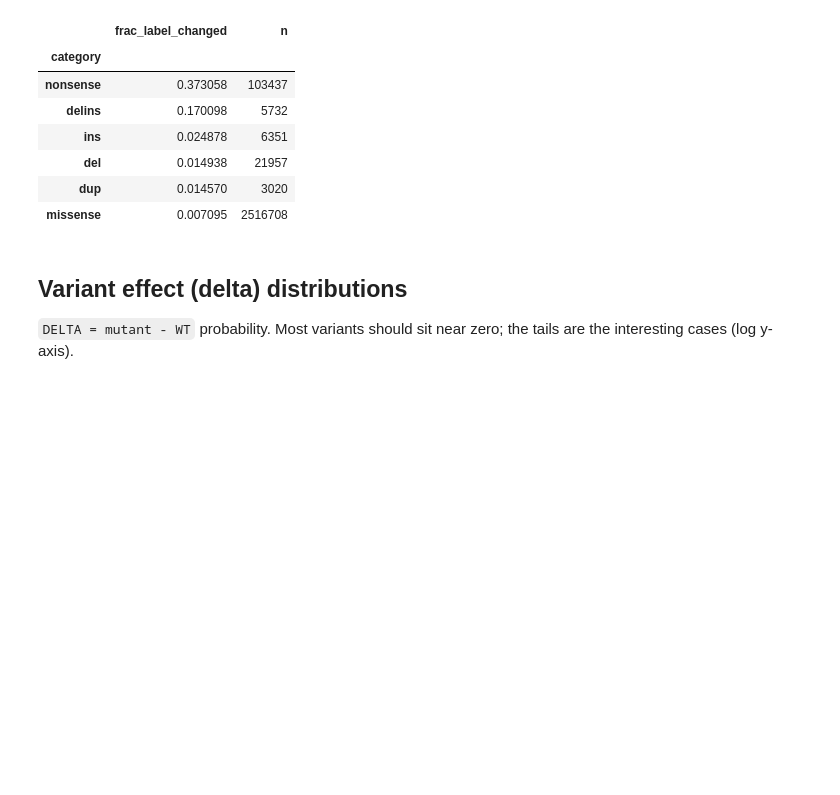
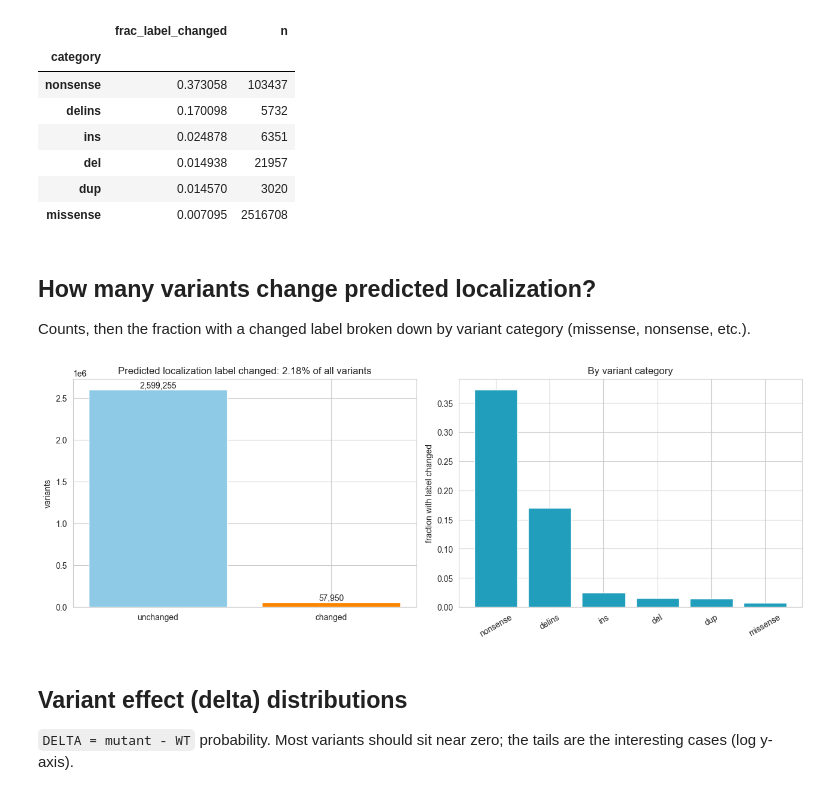
Before and after one commit to ddcohn/RBP_Isoforms_Variants, a Jupyter notebook: notebooks/deeploc_clinvar_exploration.ipynb, the cells around one changed output. Saved outputs shown, nothing was run; the diff lists cells and outputs as text; code cells hidden in the pictures; blank space fills up the shorter version.

Commit message:
Add localization-change count plot to DeepLoc notebooks
Co-Authored-By: Claude Sonnet 5 <noreply@anthropic.com>

```diff
--- a/notebooks/deeploc_clinvar_exploration.ipynb
+++ b/notebooks/deeploc_clinvar_exploration.ipynb
@@ -88,6 +88,30 @@ Overall label_changed rate: 2.18%
 | del | 0.014938 | 21957 |
 | dup | 0.014570 | 3020 |
 | missense | 0.007095 | 2516708 |
+# %% [markdown]
+## How many variants change predicted localization?
+
+Counts, then the fraction with a changed label broken down by variant category (missense, nonsense, etc.).
+# %%
+fig, axes = plt.subplots(1, 2, figsize=(13, 5))
+
+counts = df["label_changed"].map({0: "unchanged", 1: "changed"}).value_counts()
+axes[0].bar(counts.index, counts.values, color=[PALETTE[0], PALETTE[4]])
+axes[0].set_ylabel("variants")
+axes[0].set_title(f"Predicted localization label changed: {df['label_changed'].mean():.2%} of all variants")
+for i, v in enumerate(counts.values):
+    axes[0].text(i, v, f"{v:,}", ha="center", va="bottom")
+
+by_cat = df.groupby("category")["label_changed"].mean().sort_values(ascending=False)
+axes[1].bar(by_cat.index, by_cat.values, color=PALETTE[1])
+axes[1].set_ylabel("fraction with label changed")
+axes[1].set_title("By variant category")
+axes[1].tick_params(axis="x", rotation=30)
+
+fig.tight_layout()
+plt.show()
+# %% [output]
+[figure, added]
 # %% [markdown]
 ## Variant effect (delta) distributions
 
```
Also changed, not shown: 1 other file.
